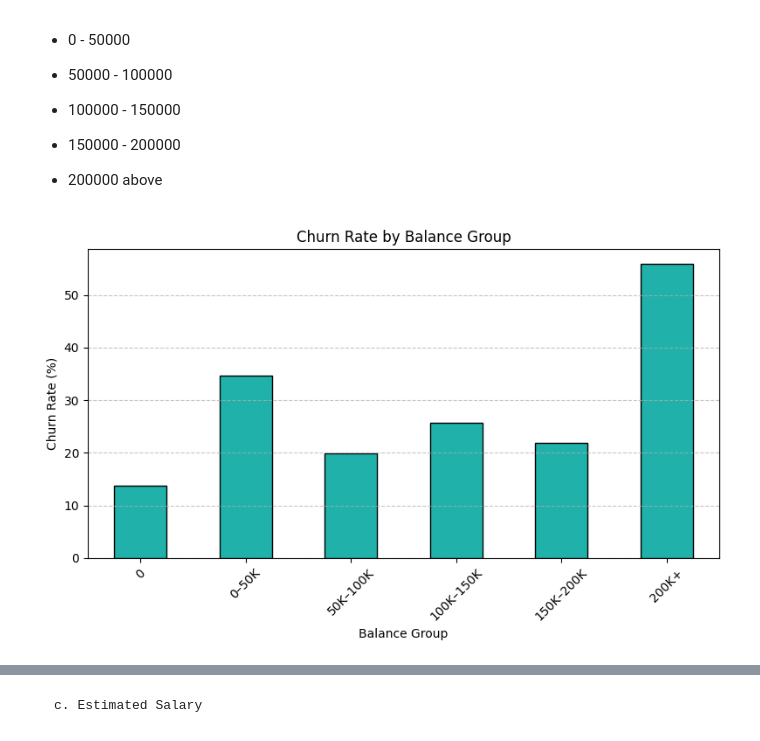
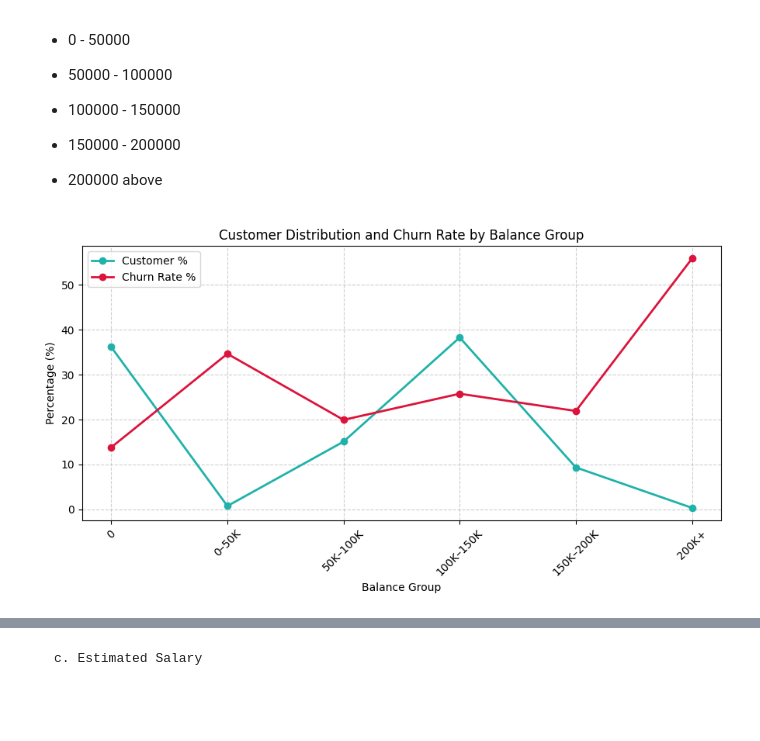
Before and after one commit to uyenvy022/churncustomer, a Jupyter notebook: Bank_Customer_Churn_Analysis.ipynb, the cells around one changed output, grey strips where cells are left out. Cells and saved outputs as stored; diff of their text form; code cells hidden in the pictures; blank space fills up the shorter version.

```diff
--- a/Bank_Customer_Churn_Analysis.ipynb
+++ b/Bank_Customer_Churn_Analysis.ipynb
@@ -336,20 +288,23 @@ Balance range from 0 to over 250000, so we will group them as follows:
 # %%
 bins = [-1, 0, 50000, 100000, 150000, 200000, float('inf')]
 labels = ['0', '0–50K', '50K–100K', '100K–150K', '150K–200K', '200K+']
 df['balance_group'] = pd.cut(df['Balance'], bins=bins, labels=labels)
 
-balance_churn = df.groupby('balance_group')['Exited'].mean() * 100
+customer_pct = df['balance_group'].value_counts(normalize=True).sort_index() * 100
 
-plt.figure(figsize=(8, 5))
-balance_churn.plot(kind='bar', color='lightseagreen', edgecolor='black')
+churn_rate = df.groupby('balance_group')['Exited'].mean().sort_index() * 100
 
-plt.title('Churn Rate by Balance Group')
+plt.figure(figsize=(9, 5))
+plt.plot(customer_pct.index, customer_pct.values, marker='o', linewidth=2, label='Customer %', color='lightseagreen')
+plt.plot(churn_rate.index, churn_rate.values, marker='o', linewidth=2, label='Churn Rate %', color='crimson')
+
+plt.title('Customer Distribution and Churn Rate by Balance Group')
 plt.xlabel('Balance Group')
-plt.ylabel('Churn Rate (%)')
+plt.ylabel('Percentage (%)')
 plt.xticks(rotation=45)
-plt.grid(axis='y', linestyle='--', alpha=0.7)
-
+plt.grid(True, linestyle='--', alpha=0.6)
+plt.legend()
 plt.tight_layout()
 plt.show()
 # %% [output]
-[figure, old version]
+[figure, new version]
```
Also changed, not shown: parts of 33 cells of this notebook.
